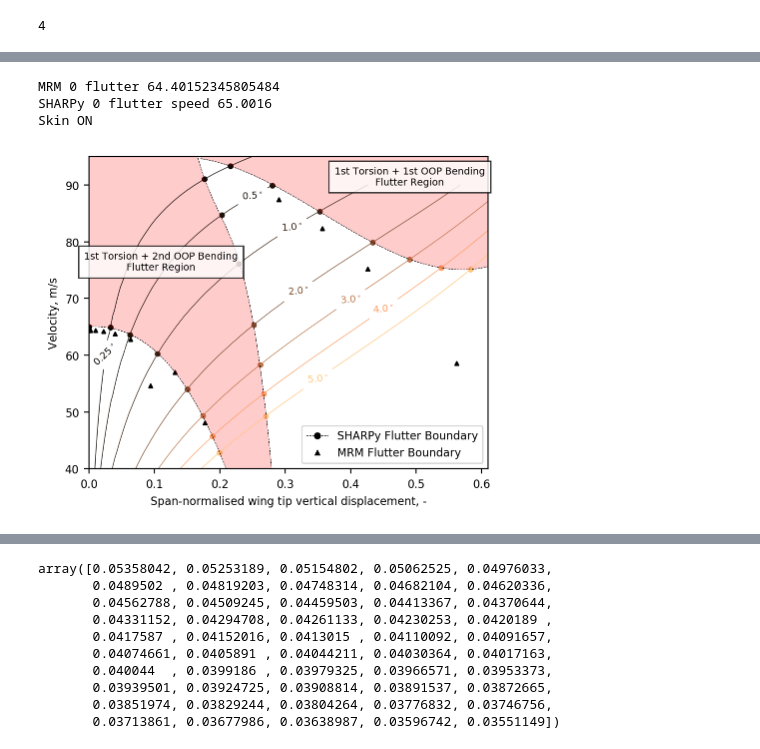
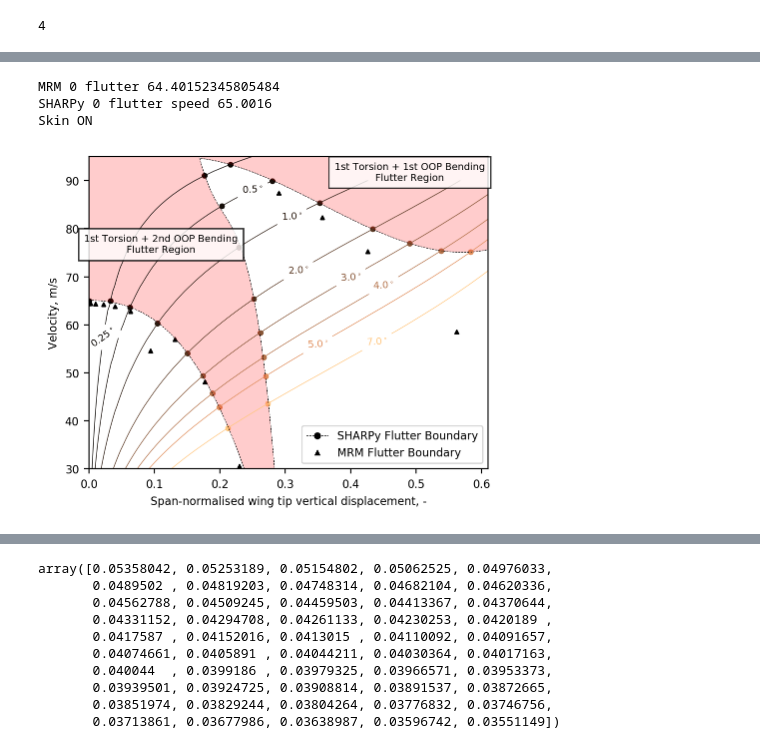
Before and after one commit to ngoiz/pazy-sharpy, a Jupyter notebook: 05_DeformedFlutter/05_DeformedFlutter.ipynb, the cells around one changed output, grey strips where cells are left out. Saved outputs shown, nothing was run; the diff lists cells and outputs as text; code cells hidden in the pictures.

```diff
--- a/05_DeformedFlutter/05_DeformedFlutter.ipynb
+++ b/05_DeformedFlutter/05_DeformedFlutter.ipynb
@@ -19,3 +15,5 @@ def rmse(y_true, y_pred):
+# %%
+SAVE = False
 # %%
 path_to_results = '/home/ng213/2TB/pazy_code/pazy-aepw3-results/06_DeformedWingFlutter/'
 output_figures_folder = '../figures_aiaaj/'
@@ -196,14 +194,3 @@ def labelLines(lines,align=True,xvals=None,**kwargs):
 
     for line,x,label in zip(labLines,xvals,labels):
         labelLine(line,x,label,align,**kwargs)
-# %%
-# MRM RESULTS
-cmap = plt.get_cmap('copper')
-nrm = plt.Normalize(vmin=0, vmax=5)
-mrmcase = mrm_results['umbeam_wo_skin']
-for ith, aoa in enumerate(mrmcase['alpha']):
-    plt.scatter(mrmcase['flutter_deflection'][ith][1], mrmcase['flutter_deflection'][ith][0], color=cmap(nrm(aoa)), marker='^')
-    try:
-        plt.scatter(mrmcase['nonmatched_flutter_deflection'][ith][:, 0], mrmcase['nonmatched_flutter_deflection'][ith][:, 1], marker='p')
-    except TypeError:
-        pass
@@ -212,6 +197,6 @@ KeyError: 'flutter_deflection'
 # %%
 cmap = plt.get_cmap('copper')
-nrm = plt.Normalize(vmin=0, vmax=5)
+nrm = plt.Normalize(vmin=0, vmax=7)
 boundaries = []
 lims = [(0, 0.3), (0.0, 0.3), (0.17, 0.61)]
 marker_l = ['o', 's', 'o']
@@ -223,8 +208,8 @@ ax = plt.gca()
 
 case = sharpy_results['wo_skin']
 
-flutter_speeds = np.zeros((len(case), 3))
-flutter_deflections = np.zeros((len(case), 3))
+flutter_speeds = np.empty((len(case['alpha']), 3))
+flutter_deflections = np.empty((len(case['alpha']), 3))
 
 for ith, aoa in enumerate(case['alpha']):
     for i_speed in range(case['flutter_deflection'][ith].shape[0]):
@@ -287,6 +272,8 @@ plt.scatter(0, case0['flutter_speed'], color=cmap(nrm(0)), s=10)
 
 for i_flutter in range(3):
     x = np.array(flutter_speeds[:, i_flutter])
+    actual_flutter = x > 1  # 0.0 not flutter
+    x = x[actual_flutter]
 
     order = np.argsort(x)
     x = x[order]
@@ -316,7 +303,7 @@ plt.fill_between(boundaries[0][0], boundaries[0][1], boundaries[1][1], facecolor
 plt.fill_between(boundaries[2][0], boundaries[2][1], np.ones_like(boundaries[2][1]) * 100, facecolor='red', alpha=0.2)
 # plt.fill_between(boundaries[2][0], boundaries[2][1], boundaries[1][1], where=boundaries[1][1]<boundaries[2][1], facecolor='red', alpha=0.2)
 
-xpos_label = [0.025, 0.25, 0.31, 0.32, 0.4, 0.45, 0.35]
+xpos_label = [0.025, 0.25, 0.31, 0.32, 0.4, 0.45, 0.35, 0.44, 0.54]
 labelLines(plt.gca().get_lines(), xvals=xpos_label, backgroundcolor='white', fontsize=7)
 
 plt.text(0.11, 75, '1st Torsion + 2nd OOP Bending\nFlutter Region',
@@ -332,7 +319,7 @@ plt.text(0.49, 80, '1st Torsion + 1st OOP Bending\nFlutter Region',
 # plt.plot(xdom_mrm_secondflutter, np.polyval(poly_2mrm, xdom_mrm_secondflutter), ls='-.', color='k', lw=0.7, label='MRM')
 
 
-plt.ylim(40, 90)
+plt.ylim(30, 90)
 plt.xlim(0, 0.61)
 
 legend_lines = []
@@ -349,7 +336,8 @@ plt.xlabel('Span-normalised wing tip vertical displacement, -', fontsize=8)
 plt.ylabel('Velocity, m/s', fontsize=8)
 # plt.grid()
 plt.tight_layout();
-plt.savefig(output_figures_folder + '05_Flutter_regions_wo_skin_w_mrm.pdf');
+if SAVE:
+    plt.savefig(output_figures_folder + '05_Flutter_regions_wo_skin_w_mrm.pdf');
 # %% [output]
 MRM 0 flutter 61.78373791061502
 SHARPy 0 flutter speed 63.0035
@@ -393,6 +345,6 @@ RMSE 2nd Flutter =       42.621 m/s
 # %%
 cmap = plt.get_cmap('copper')
-nrm = plt.Normalize(vmin=0, vmax=5)
+nrm = plt.Normalize(vmin=0, vmax=7)
 boundaries = []
 lims = [(0, 0.3), (0.0, 0.3), (0.17, 0.61)]
 marker_l = ['o', 's', 'o']
@@ -404,8 +356,8 @@ ax = plt.gca()
 
 case = sharpy_results['w_skin']
 
-flutter_speeds = np.zeros((len(case), 3))
-flutter_deflections = np.zeros((len(case), 3))
+flutter_speeds = np.zeros((len(case['alpha']), 3))
+flutter_deflections = np.zeros((len(case['alpha']), 3))
 
 for ith, aoa in enumerate(case['alpha']):
     for i_speed in range(case['flutter_deflection'][ith].shape[0]):
@@ -469,7 +421,8 @@ plt.scatter(0, case0['flutter_speed'], color=cmap(nrm(0)), s=10)
 
 for i_flutter in range(3):
     x = np.array(flutter_speeds[:, i_flutter])
-
+    actual_flutter = x > 1  # 0.0 not flutter
+    x = x[actual_flutter]
     order = np.argsort(x)
     x = x[order]
 
@@ -499,7 +452,7 @@ plt.fill_between(boundaries[0][0], boundaries[0][1], boundaries[1][1], facecolor
 plt.fill_between(boundaries[2][0], boundaries[2][1], np.ones_like(boundaries[2][1]) * 100, facecolor='red', alpha=0.2)
 # plt.fill_between(boundaries[2][0], boundaries[2][1], boundaries[1][1], where=boundaries[1][1]<boundaries[2][1], facecolor='red', alpha=0.2)
 
-xpos_label = [0.025, 0.25, 0.31, 0.32, 0.4, 0.45, 0.35]
+xpos_label = [0.022, 0.25, 0.31, 0.32, 0.4, 0.45, 0.35, 0.44]
 labelLines(plt.gca().get_lines(), xvals=xpos_label, backgroundcolor='white', fontsize=7)
 
 plt.text(0.11, 75, '1st Torsion + 2nd OOP Bending\nFlutter Region',
@@ -509,33 +462,34 @@ plt.text(0.11, 75, '1st Torsion + 2nd OOP Bending\nFlutter Region',
 plt.text(0.49, 90, '1st Torsion + 1st OOP Bending\nFlutter Region',
          bbox={'facecolor': 'white', 'alpha':0.8}, fontsize=7,
         horizontalalignment='center')
 
 # this goes here to not mess around with the contour labels
 # plt.plot(xdom_mrm_firstflutter, np.polyval(poly_mrm, xdom_mrm_firstflutter), ls='-.', color='k', lw=0.7)
 # plt.plot(xdom_mrm_secondflutter, np.polyval(poly_2mrm, xdom_mrm_secondflutter), ls='-.', color='k', lw=0.7, label='MRM')
 
 
-plt.ylim(40, 95)
+plt.ylim(30, 95)
 plt.xlim(0, 0.61)
 
 legend_lines = []
 legend_lines.append(Line2D([0], [0], label='SHARPy Flutter Boundary', color='k', marker='o', ls='--', lw=0.4, ms=4))
 legend_lines.append(Line2D([0], [0], label='MRM Flutter Boundary', color='k', ls='none', marker='^', ms=3, lw=0.8))
 plt.legend(handles=legend_lines, fontsize=8)
 
 for item in ([ax.title, ax.xaxis.label, ax.yaxis.label] +
              ax.get_xticklabels() + ax.get_yticklabels()):
         item.set_fontsize(8)
 
 # plt.colorbar(mpl.cm.ScalarMappable(norm=nrm, cmap=cmap), label='Angle of Attack, deg')
 plt.xlabel('Span-normalised wing tip vertical displacement, -', fontsize=8)
 plt.ylabel('Velocity, m/s', fontsize=8)
 # plt.grid()
 plt.tight_layout();
 print('Skin ON')
-# plt.savefig(output_figures_folder + '05_Flutter_regions_w_skin_w_mrm.pdf');
+if SAVE:
+    plt.savefig(output_figures_folder + '05_Flutter_regions_w_skin_w_mrm.pdf');
 # %% [output]
 MRM 0 flutter 64.40152345805484
 SHARPy 0 flutter speed 65.0016
 Skin ON
-[figure, old version]
+[figure, new version]
```
Also changed, not shown: parts of 16 cells of this notebook, 7 other files.
